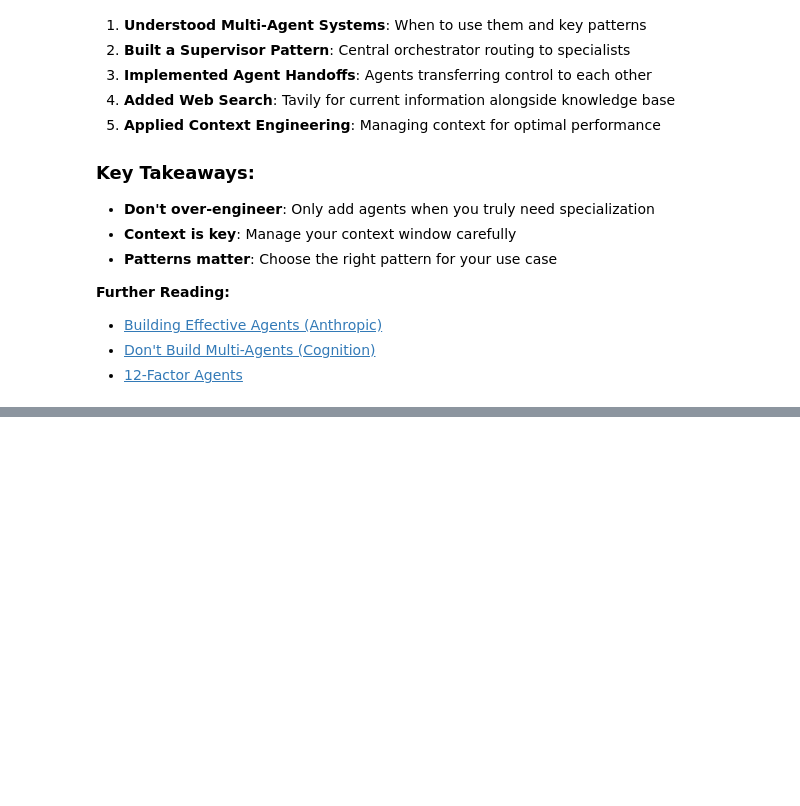
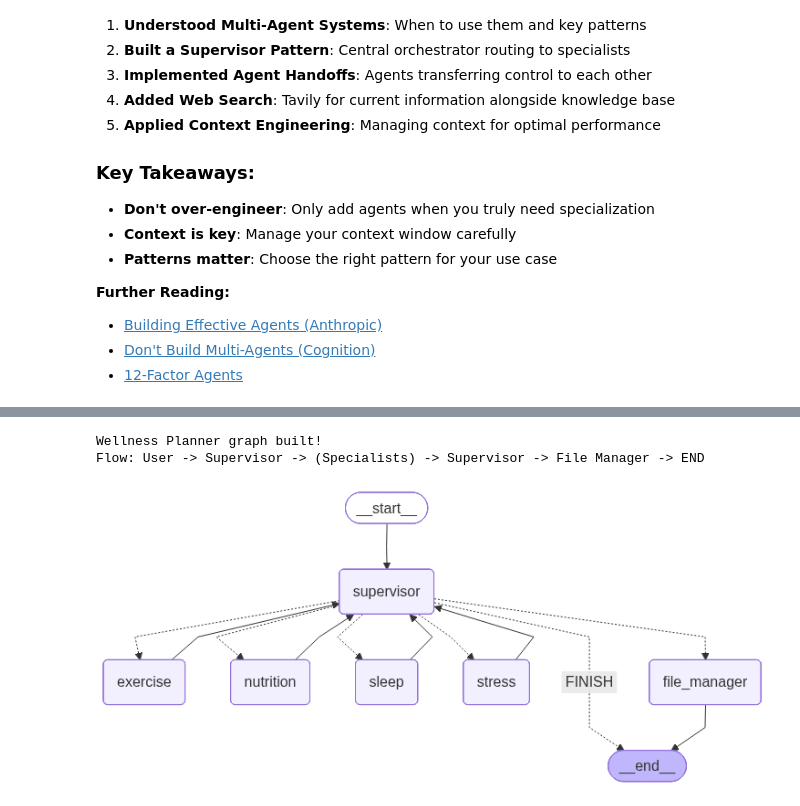
Before and after one commit to fox8991/AIE9, a Jupyter notebook: 05_Multi_Agent_with_LangGraph/Multi_Agent_Applications_Assignment.ipynb, the cells around one changed output, grey strips where cells are left out. Drawn from its saved outputs; the diff is of its cells as text; code cells hidden in the pictures; blank space fills up the shorter version.

Commit message:
Add advanced build for HW5

```diff
--- a/05_Multi_Agent_with_LangGraph/Multi_Agent_Applications_Assignment.ipynb
+++ b/05_Multi_Agent_with_LangGraph/Multi_Agent_Applications_Assignment.ipynb
@@ -1827,0 +1904,17 @@ In this session, we:
+# %%
+from typing import TypedDict, Annotated, Literal
+
+# Import LangGraph and LangChain components
+from langgraph.graph import StateGraph, START, END
+from langgraph.graph.message import add_messages
+from langchain.agents import create_agent  # LangChain 1.0 API
+from langchain_core.messages import HumanMessage, AIMessage, SystemMessage, BaseMessage
+from langchain_core.tools import tool
+
+# Define components shared across the system by all agents
+
+# Define the state for the wellness planner system
+class WellnessPlannerState(TypedDict):
+    """State for the wellness planner."""
+    messages: Annotated[list[BaseMessage], add_messages]
+    next: str
@@ -1827,0 +2296,59 @@ In this session, we:
+# %%
+# Build the wellness planner graph
+
+from langgraph.graph import StateGraph, START, END
+
+planner_workflow = StateGraph(WellnessPlannerState)
+
+planner_workflow.add_node("supervisor", planner_supervisor_node)
+planner_workflow.add_node("exercise", exercise_node)
+planner_workflow.add_node("nutrition", nutrition_node)
+planner_workflow.add_node("sleep", sleep_node)
+planner_workflow.add_node("stress", stress_node)
+planner_workflow.add_node("file_manager", file_manager_node)
+
+planner_workflow.add_edge(START, "supervisor")
+
+def route_from_supervisor(state: WellnessPlannerState) -> str:
+    """Route based on supervisor decision."""
+    return state["next"]
+
+planner_workflow.add_conditional_edges(
+    "supervisor",
+    route_from_supervisor,
+    {
+        "exercise": "exercise",
+        "nutrition": "nutrition",
+        "sleep": "sleep",
+        "stress": "stress",
+        "file_manager": "file_manager",
+        "FINISH": END
+    }
+)
+
+# Specialists always return to supervisor
+planner_workflow.add_edge("exercise", "supervisor")
+planner_workflow.add_edge("nutrition", "supervisor")
+planner_workflow.add_edge("sleep", "supervisor")
+planner_workflow.add_edge("stress", "supervisor")
+
+# File manager ends the flow
+planner_workflow.add_edge("file_manager", END)
+
+planner_graph = planner_workflow.compile()
+
+
+
+print("Wellness Planner graph built!")
+print("Flow: User -> Supervisor -> (Specialists) -> Supervisor -> File Manager -> END")
+
+# Visualize the graph
+try:
+    from IPython.display import display, Image
+    display(Image(planner_graph.get_graph().draw_mermaid_png()))
+except Exception as e:
+    print(f"Could not display graph: {e}")
+# %% [output]
+Wellness Planner graph built!
+Flow: User -> Supervisor -> (Specialists) -> Supervisor -> File Manager -> END
+[figure, added]
```
Also changed, not shown: parts of 12 cells of this notebook, 3 other files.
